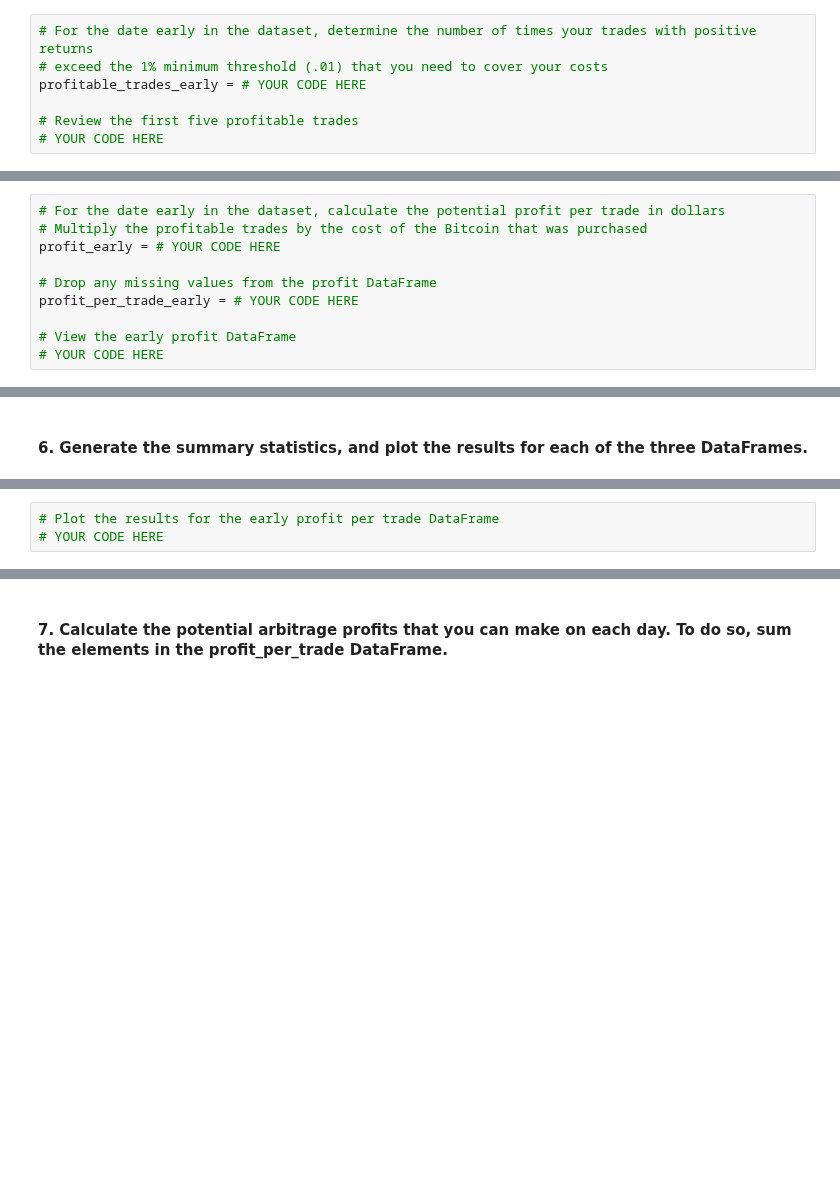
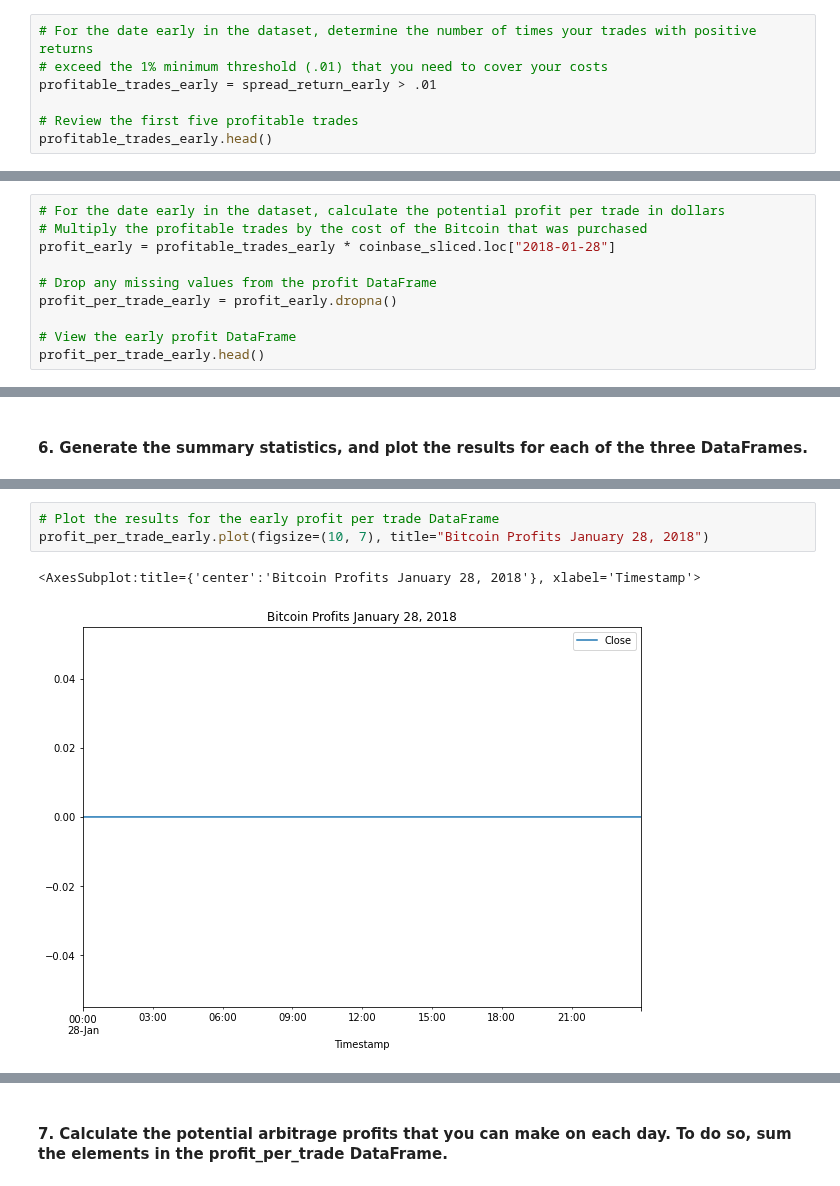
Before and after one commit to DigitalGoldRush/Module_3_Challenge, a Jupyter notebook: Module 3 Challenge/Starter_Code/crypto_arbitrage.ipynb, the cells around one changed output, grey strips where cells are left out. Drawn from its saved outputs; the diff is of its cells as text; blank space fills up the shorter version.

```diff
--- a/Module 3 Challenge/Starter_Code/crypto_arbitrage.ipynb
+++ b/Module 3 Challenge/Starter_Code/crypto_arbitrage.ipynb
@@ -522,7 +562,7 @@ spread_return_late
 # %%
 # For the date early in the dataset, determine the number of times your trades with positive returns
 # exceed the 1% minimum threshold (.01) that you need to cover your costs
-profitable_trades_early = # YOUR CODE HERE
+profitable_trades_early = spread_return_early > .01
 
 # Review the first five profitable trades
-# YOUR CODE HERE
+profitable_trades_early.head()
@@ -549,10 +640,10 @@ profitable_trades_late
 # %%
 # For the date early in the dataset, calculate the potential profit per trade in dollars
 # Multiply the profitable trades by the cost of the Bitcoin that was purchased
-profit_early = # YOUR CODE HERE
+profit_early = profitable_trades_early * coinbase_sliced.loc["2018-01-28"]
 
 # Drop any missing values from the profit DataFrame
-profit_per_trade_early = # YOUR CODE HERE
+profit_per_trade_early = profit_early.dropna()
 
 # View the early profit DataFrame
-# YOUR CODE HERE
+profit_per_trade_early.head()
@@ -584,3 +700,6 @@ profit_per_trade_late = # YOUR CODE HERE
 # %%
 # Plot the results for the early profit per trade DataFrame
-# YOUR CODE HERE
+profit_per_trade_early.plot(figsize=(10, 7), title="Bitcoin Profits January 28, 2018")
+# %% [output]
+<AxesSubplot:title={'center':'Bitcoin Profits January 28, 2018'}, xlabel='Timestamp'>
+[figure, added]
```
Also changed, not shown: parts of 36 cells of this notebook.
